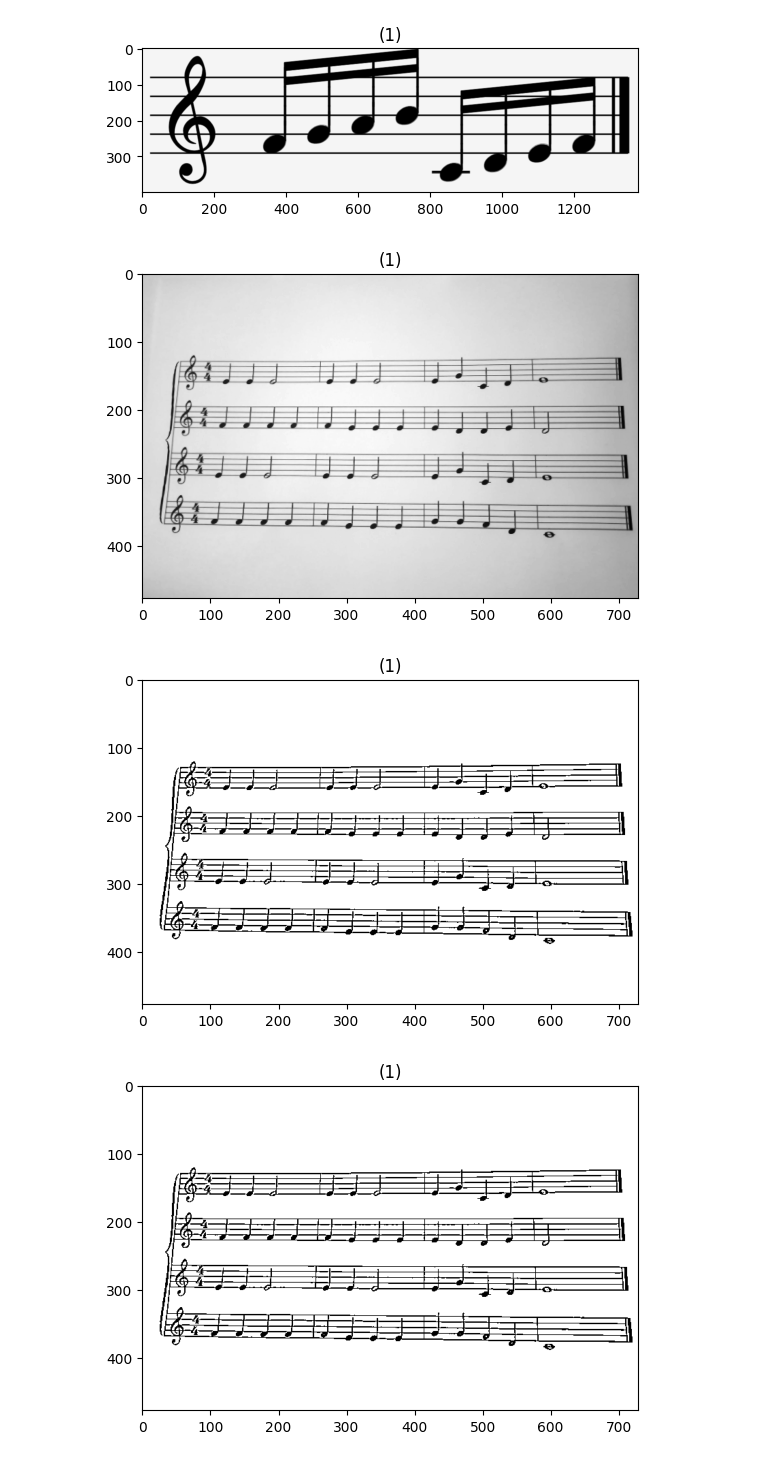
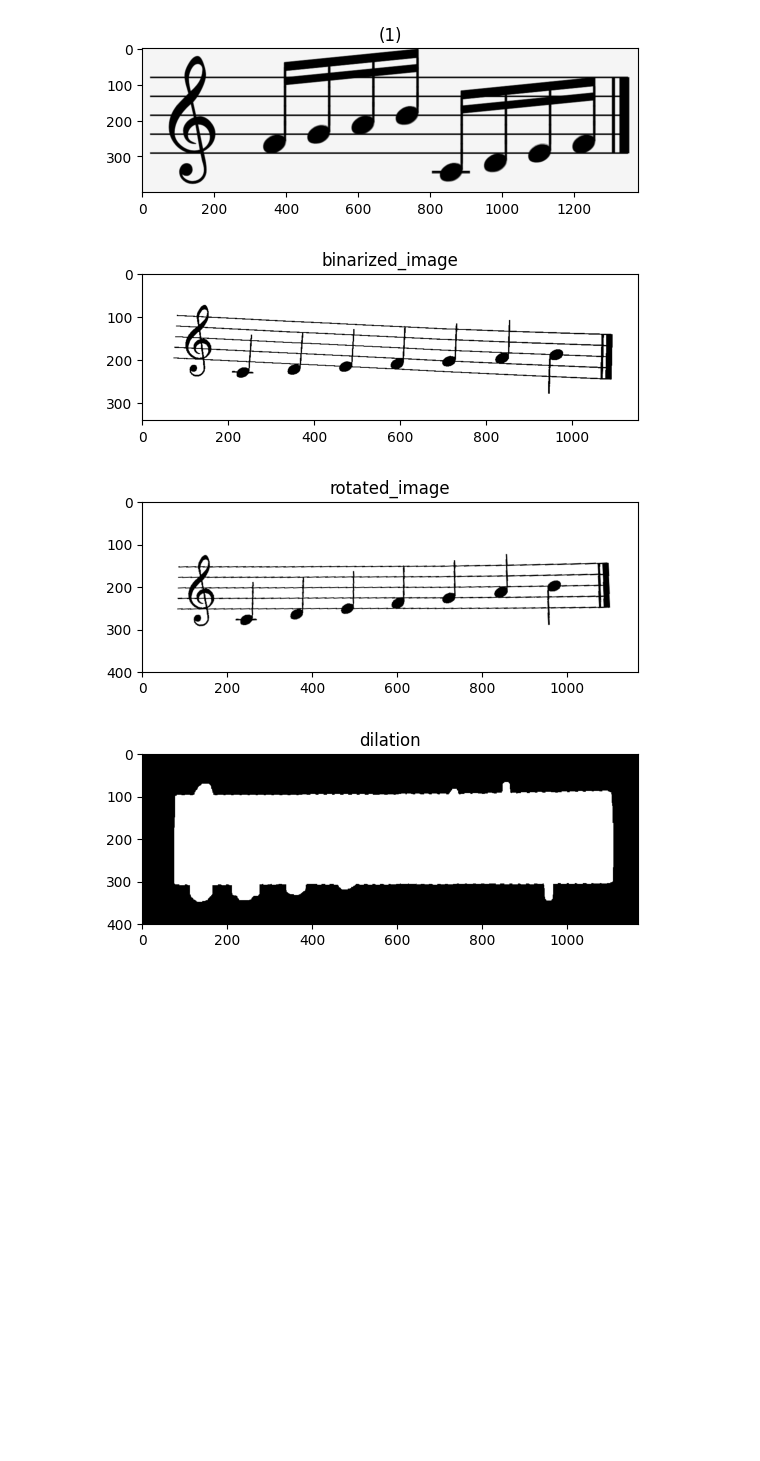
Before and after one commit to Malakyasser8/OMR-Music-Sheet-To-Song, a Jupyter notebook: main.ipynb, the cells around one changed output. Cells and saved outputs as stored; diff of their text form; code cells hidden in the pictures; blank space fills up the shorter version.

Commit message:
Finalized pre processing

```diff
--- a/main.ipynb
+++ b/main.ipynb
@@ -253,27 +253,21 @@ def dynamic_binarization(input_image):
 # %%
 # Read the image
-img = cv2.imread("./images/image5.png")
+img = cv2.imread("./images/image11.png")
 
 #remove noise using ski and opencv filters
 # remove_noise = median(img)
 remove_noise = cv2.bilateralFilter(img, 3, 75, 75)
+
 # show_images([remove_noise])
 
 # Convert to grayscale
 gray = cv2.cvtColor(remove_noise, cv2.COLOR_BGR2GRAY)
-# show_images([gray])
-show_images([gray])
-#dynamic_binarization
+
+#dynamic_binarization to apply any of otsu or adaptive
 binarized_image=dynamic_binarization(gray)
-show_images([binarized_image])
 
-# # Apply Otsu's Thresholding
-# _, binary_gaussian = cv2.threshold(gray, 0, 255, cv2.THRESH_BINARY + cv2.THRESH_OTSU)
-# binary_gaussian=adaptive(gray,200)
+show_images([binarized_image],["binarized_image"])
 
-# show_images([binary_gaussian])
-
-# grey_image = binarized_image*255
 edges = cv2.Canny(gray, 50, 150)
 
 #detect lines using Hough Transform
@@ -284,47 +278,69 @@ if lines is not None:#found lines
     _ , theta = lines[0][0]
     angle_degrees = 180 * theta / np.pi
     #rotate the image
     rotated_image = rotate(binarized_image, angle_degrees -90 , cval=255)
 else:
-    print("no liines")
-    # plot_change(image,remove_noise,"Greyscale")
+    print("no lines")
 
-show_images([rotated_image])
+show_images([rotated_image],["rotated_image"])
 
-#Morphology
+
+#Remove small details
 morphology_input=255-rotated_image
 morphology_input=morphology_input>0
+# closing=binary_erosion(morphology_input,footprint= np.ones((1, 5)))
+dilation=binary_dilation(morphology_input, np.ones((5,1)))
+dilation=remove_small_objects(dilation, 700, connectivity=8)
+# print(dilation)
 
-dilation=binary_dilation(morphology_input, np.ones((25,1)))
-closing=binary_erosion(dilation,footprint= np.ones((5, 21)))
+rotated_image_copy=rotated_image.copy()
 
-show_images([closing],["Closing"])
+# Find contours of big bounding box all notes
+# closing=binary_erosion(dilation,footprint= np.ones((1, 5)))
+dilation=binary_dilation(dilation, np.ones((100,10)))
+show_images([dilation],[ "dilation"])
 
-contours_input= (closing * 255).astype('uint8')
+contours_input= (dilation * 255).astype('uint8')
 
-# Find contours
+# print(contours_input)
 contours, _ = cv2.findContours(contours_input, cv2.RETR_EXTERNAL, cv2.CHAIN_APPROX_SIMPLE)
 
 # Create a copy of the original image to draw the bounding boxes
 output_image = cv2.cvtColor(rotated_image, cv2.COLOR_GRAY2BGR)
 
+max_area = 0
+max_bbox = None  # Will store the coordinates of the maximum bounding box
 # Loop over the contours to get the bounding rectangles
 for contour in contours:
     # Get the bounding rectangle (x, y, width, height)
     x, y, w, h = cv2.boundingRect(contour)
-
-    # Draw the rectangle on the image (BGR format for color)
-    # if(w*h >50):
+    # Calculate the area of the bounding rectangle
+    area = w * h
+    # Check if this is the largest bounding box so far
+    if area > max_area:
+        max_area = area
+        max_bbox = (x, y, w, h)
+if max_bbox is not None:
+    x, y, w, h = max_bbox
     cv2.rectangle(output_image, (x, y), (x + w, y + h), (0, 255, 0), 2)
 
 # Display the result with bounding boxes
 # cv2.imshow('Bounding Rectangles', output_image)
 # cv2.waitKey(0)
 # cv2.destroyAllWindows()
+show_images([output_image],["output_image"])
 
-# img_with_boxes=closing_function(rotated_image)
-show_images([output_image])
+
+x, y, w, h = max_bbox
+cropped_image = rotated_image_copy[y:y+h, x:x+w]
+show_images([cropped_image],["cropped_image1"])
+
+cropped_image=255-cropped_image
+cropped_image=cropped_image>0
+final_image=remove_small_objects(cropped_image, 700, connectivity=8)
+
+show_images([final_image],["final_image"])
 # %% [output]
-[figure, old version]
+[figure, new version]
-[figure, old version]
+[figure, new version]
-[figure, old version]
+[figure, new version]
```
Also changed, not shown: parts of 6 cells of this notebook, 6 other files.
